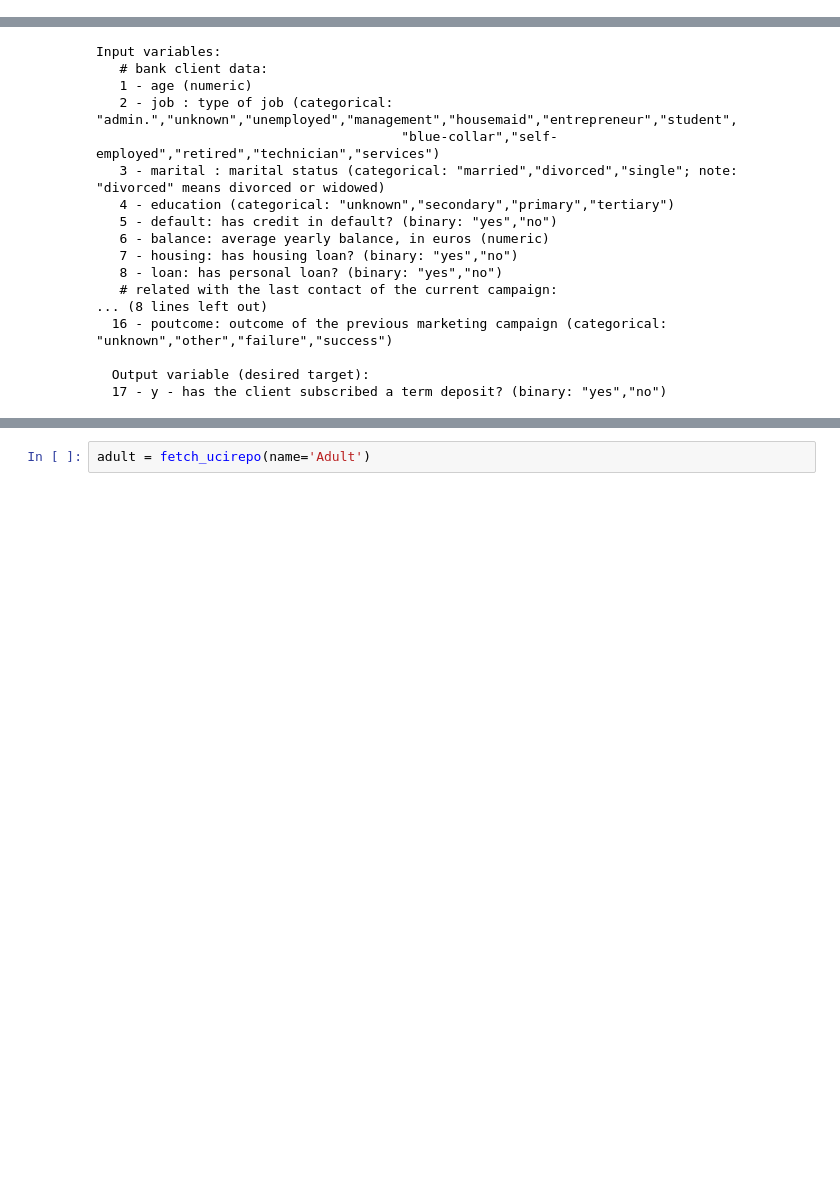
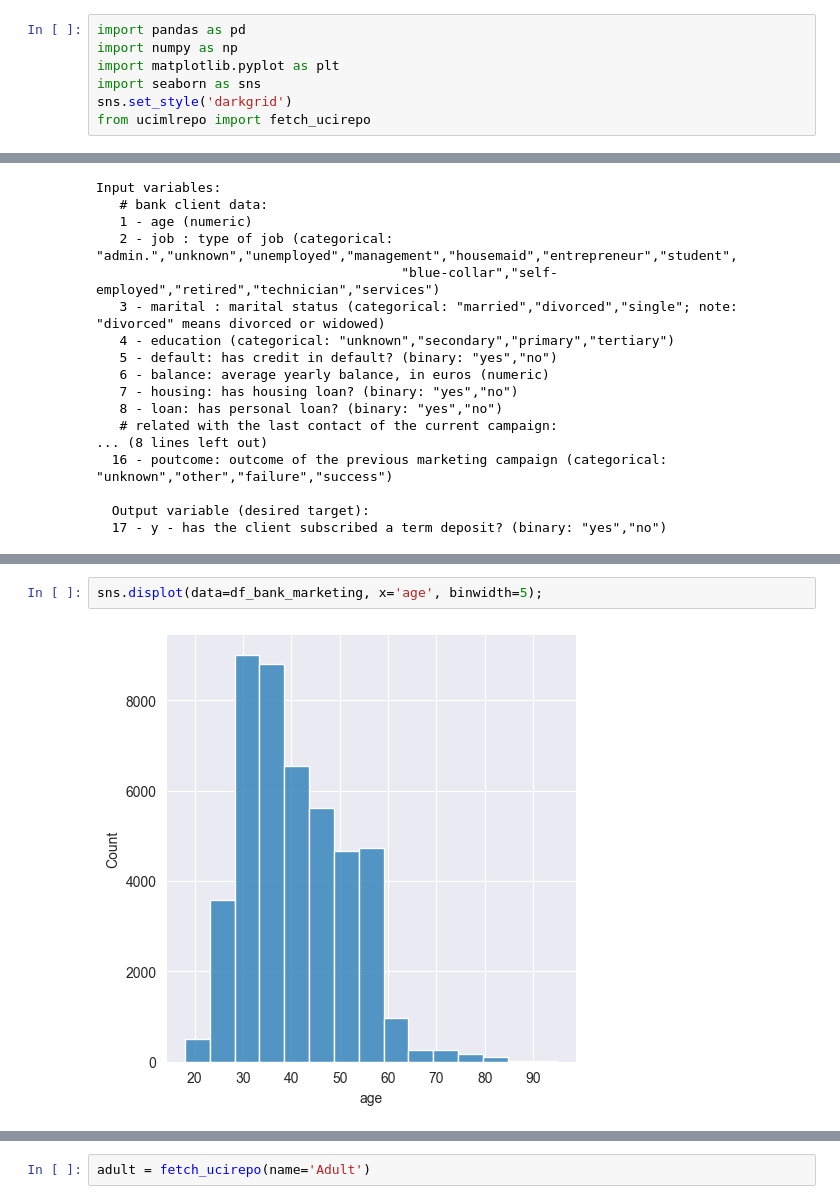
Before and after one commit to dushyantkhosla/cst4150, a Jupyter notebook: 08-Walkthroughs/uciml-datasets.ipynb, the cells around one changed output, grey strips where cells are left out. Drawn from its saved outputs; the diff is of its cells as text; blank space fills up the shorter version.

```diff
--- a/08-Walkthroughs/uciml-datasets.ipynb
+++ b/08-Walkthroughs/uciml-datasets.ipynb
@@ -12,6 +7,13 @@ air_quality = fetch_ucirepo(id=360) # Regression
 credit_approval = fetch_ucirepo(id=27) # Classification
 online_shoppers_purchasing = fetch_ucirepo(id=468) # Classification, Clustering
 taiwanese_bankruptcy_prediction = fetch_ucirepo(id=572) # Classification
+# %%
+import pandas as pd
+import numpy as np
+import matplotlib.pyplot as plt
+import seaborn as sns
+sns.set_style('darkgrid')
+from ucimlrepo import fetch_ucirepo
 # %% [markdown]
 ## Classification :: Bank Marketing, predict if the client will subscribe a term deposit
 # %%
@@ -58,0 +97,4 @@ df_bank_marketing = bank_marketing.data.get('original')
+# %%
+sns.displot(data=df_bank_marketing, x='age', binwidth=5);
+# %% [output]
+[figure, added]
```
Also changed, not shown: parts of 12 cells of this notebook, 25 other files.
